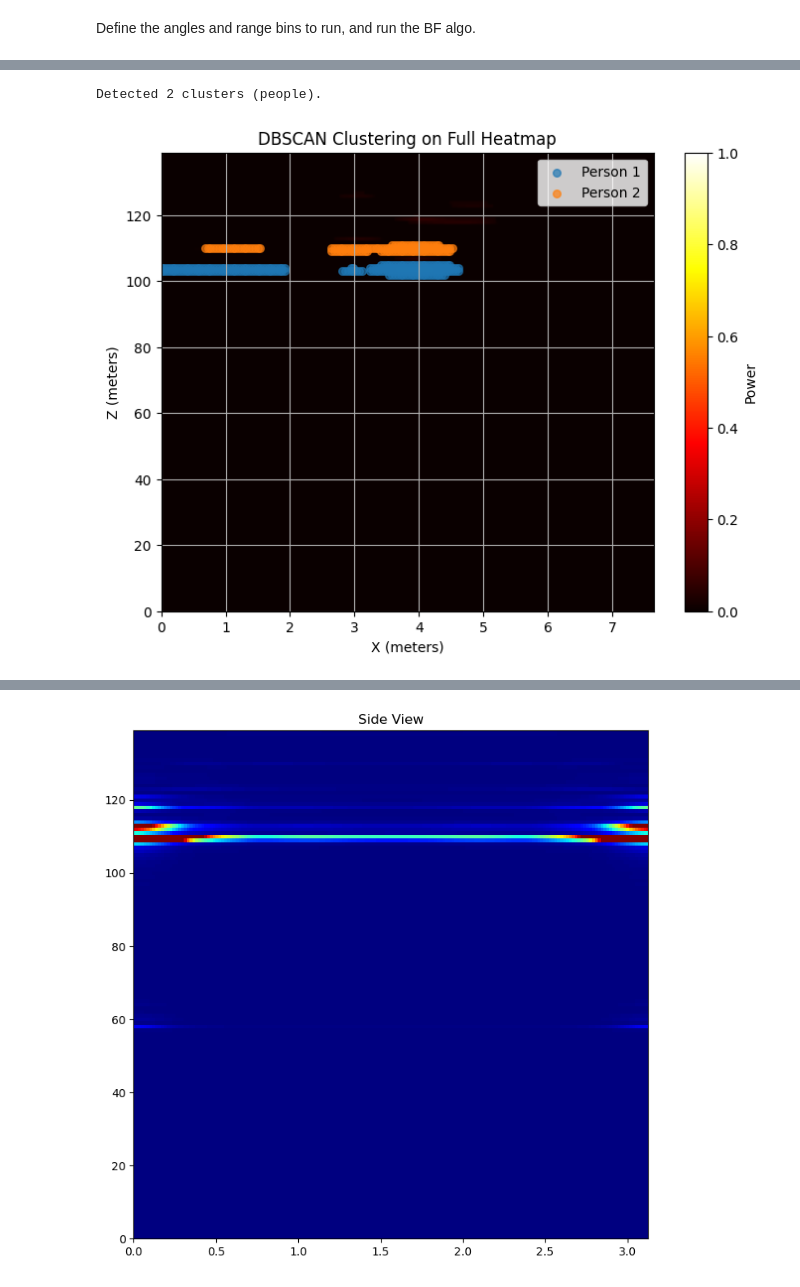
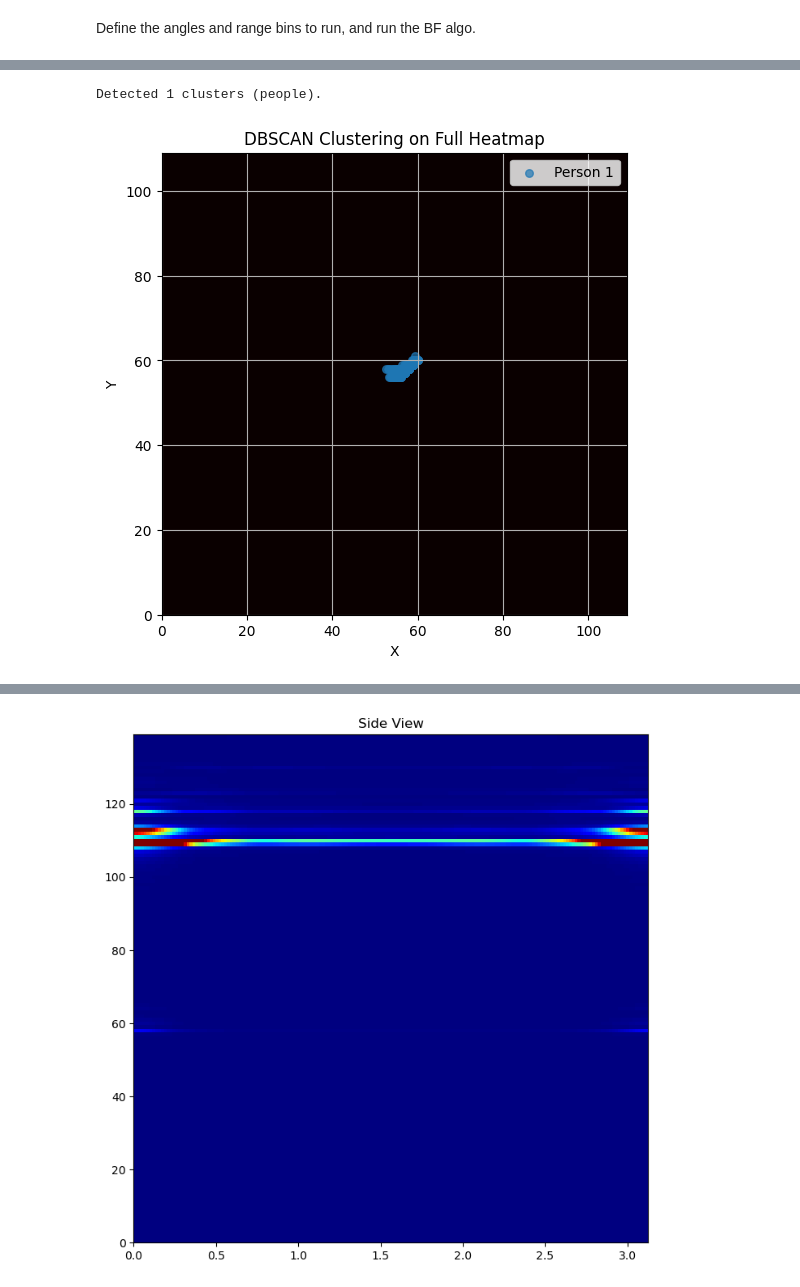
Before and after one commit to COM-304-Group-2/COM-304-Radars, a Jupyter notebook: project/beamforming.ipynb, the cells around one changed output, grey strips where cells are left out. Cells and saved outputs as stored; diff of their text form; code cells hidden in the pictures.

Commit message:
beamforming clean

```diff
--- a/project/beamforming.ipynb
+++ b/project/beamforming.ipynb
@@ -185,7 +174,7 @@ np.save(save_data_path + "/data_output.npy", bf_output1)
 np.savez(save_data_path +  "/data_angles.npz", phi= phi, theta= theta, r_idxs= r_idxs)
 # %%
 # Load the output
-load_data_path = '/Users/thomaskemper/Documents/EPFL/BA6/Communications project/Group_2/COM-304-Radars/project/data/output/project/beamforming_2d_output/usejd1_2'
+load_data_path = '/Users/thomaskemper/Documents/EPFL/BA6/Communications project/Group_2/COM-304-Radars/project/data/output/project/beamforming_2d_output/rdc_usejd1'
 # %%
 # Load the output
 bf_output1 = np.load(load_data_path + "/data_output" + ".npy")
@@ -196,13 +185,16 @@ phi = angles['phi']
 theta = angles['theta']
 r_idxs = angles['r_idxs']
 # %%
-threshold = np.percentile(bf_output1, 98)
+threshold = np.percentile(bf_output1, 96)
 bf_output1 = np.where(bf_output1 > threshold, bf_output1, 0)
 # %%
 from scipy.ndimage import median_filter
 
 # Median filtering on magnitude:
 bf_output1 = median_filter(np.abs(bf_output1), size=(1,1,1))
+# %%
+bf_output1[:,:, 0:10] = 0
+bf_output1[:,:, 100:140] = 0
 # %%
 # Plot the output from 2D Beamforming (You can change this as you see fit)
 fig = plt.figure(figsize=(20, 20))
@@ -252,57 +223,53 @@ import matplotlib.pyplot as plt
 # z_res: resolution along z-axis in meters
 # radar_range: estimated mean range to convert angles into lateral meters
 
-n_phi, n_z = output_top.shape
-phi_rad = np.deg2rad(phi)
-z_coords_m = np.arange(n_z) * 1
-
-# Convert azimuth (phi) to lateral X position at a fixed range
-# Choose a representative range (e.g., middle of the radar’s field)
-R_ref = 140  # e.g., 2.0 meters
-
-x_coords_m = R_ref * np.tan(phi_rad)  # lateral offset in meters
+# remove close noise
+output_top[:, 0:10] = 0
 
 # Build full coordinate grid
-X, Z = np.meshgrid(x_coords_m, z_coords_m, indexing='ij')  # shape: (n_phi, n_z)
+phi_rad_2d, r_idxs_2d = np.meshgrid(phi, r_idxs, indexing='ij')  # shape: (180, 140)
+
+x_coords_m = np.sin(phi_rad_2d) * r_idxs_2d  # shape: (180, 140)
+z_coords_m = r_idxs_2d  # shape: (180, 140)
 
 # Flatten for DBSCAN
-points = np.stack([X.ravel(), Z.ravel()], axis=1)
+points = np.stack([x_coords_m.ravel(), z_coords_m.ravel()], axis=1)
 powers = output_top.ravel()
 
 # Optional: keep only high-power points
-threshold = np.percentile(powers, 98)
+threshold = np.percentile(powers, 96)
 valid_mask = powers > threshold
 points_thresh = points[valid_mask]
 
 # --- DBSCAN ---
-db = DBSCAN(eps=2, min_samples=110).fit(points_thresh)
+db = DBSCAN(eps=2.5, min_samples=90).fit(points_thresh)
 labels = db.labels_
 n_clusters = len(set(labels)) - (1 if -1 in labels else 0)
 print(f"Detected {n_clusters} clusters (people).")
 # %% [output]
-Detected 2 clusters (people).
+Detected 1 clusters (people).
 # %%
 # Plot DBSCAN results
-plt.figure(figsize=(8, 6))
+plt.figure(figsize=(6, 6))
+output_top.T[:] = 0
 plt.imshow(output_top.T, extent=[x_coords_m.min(), x_coords_m.max(), z_coords_m.min(), z_coords_m.max()],
            origin='lower', aspect='auto', cmap='hot')
-plt.colorbar(label='Power')
-plt.xlabel("X (meters)")
-plt.ylabel("Z (meters)")
+plt.xlabel("X")
+plt.ylabel("Y")
 plt.title("DBSCAN Clustering on Full Heatmap")
 
 # Plot clusters
 for label in np.unique(labels):
     if label == -1:
         continue  # noise
     cluster_pts = points_thresh[labels == label]
     plt.scatter(cluster_pts[:,0], cluster_pts[:,1], s=30, label=f'Person {label+1}', alpha=0.7)
 
 plt.legend()
 plt.grid(True)
 plt.show()
 # %% [output]
-[figure, old version]
+[figure, new version]
 # %%
 # Plot Front view
 fig = plt.figure(figsize=(7, 7))
```
Also changed, not shown: parts of 11 cells of this notebook.
